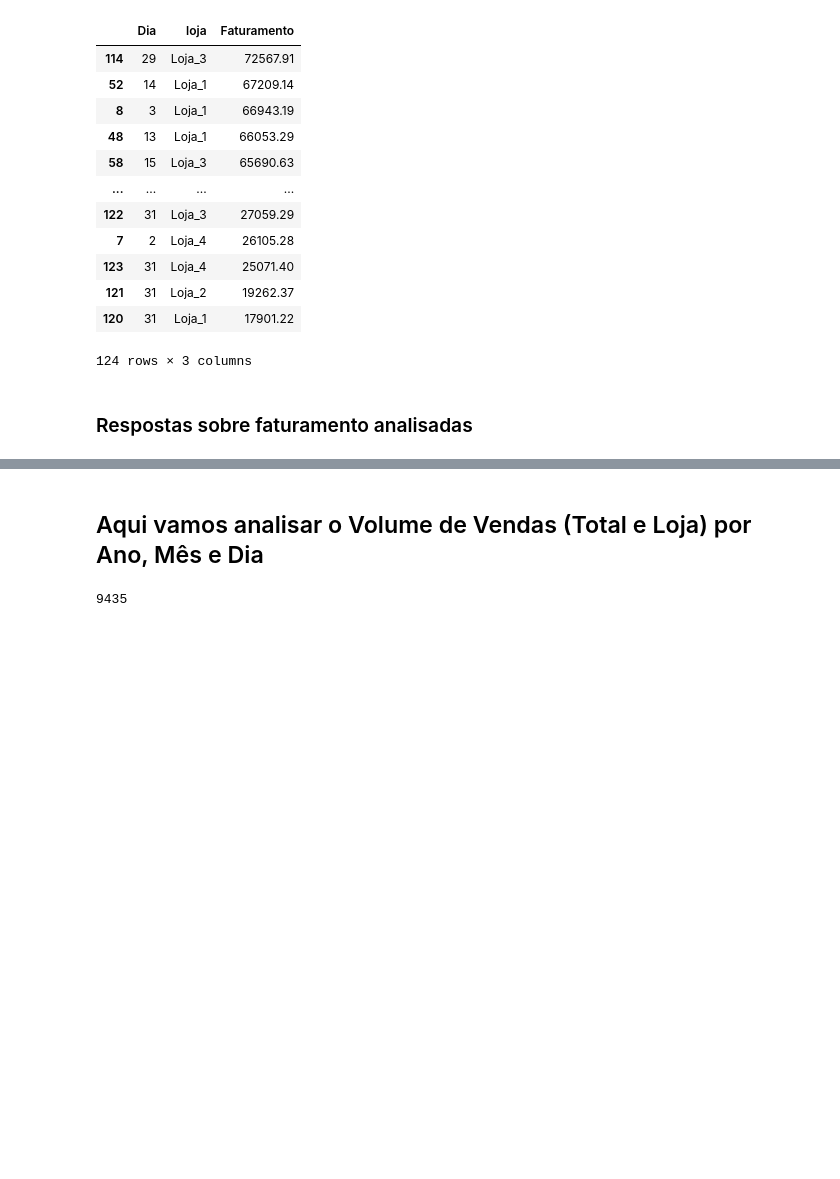
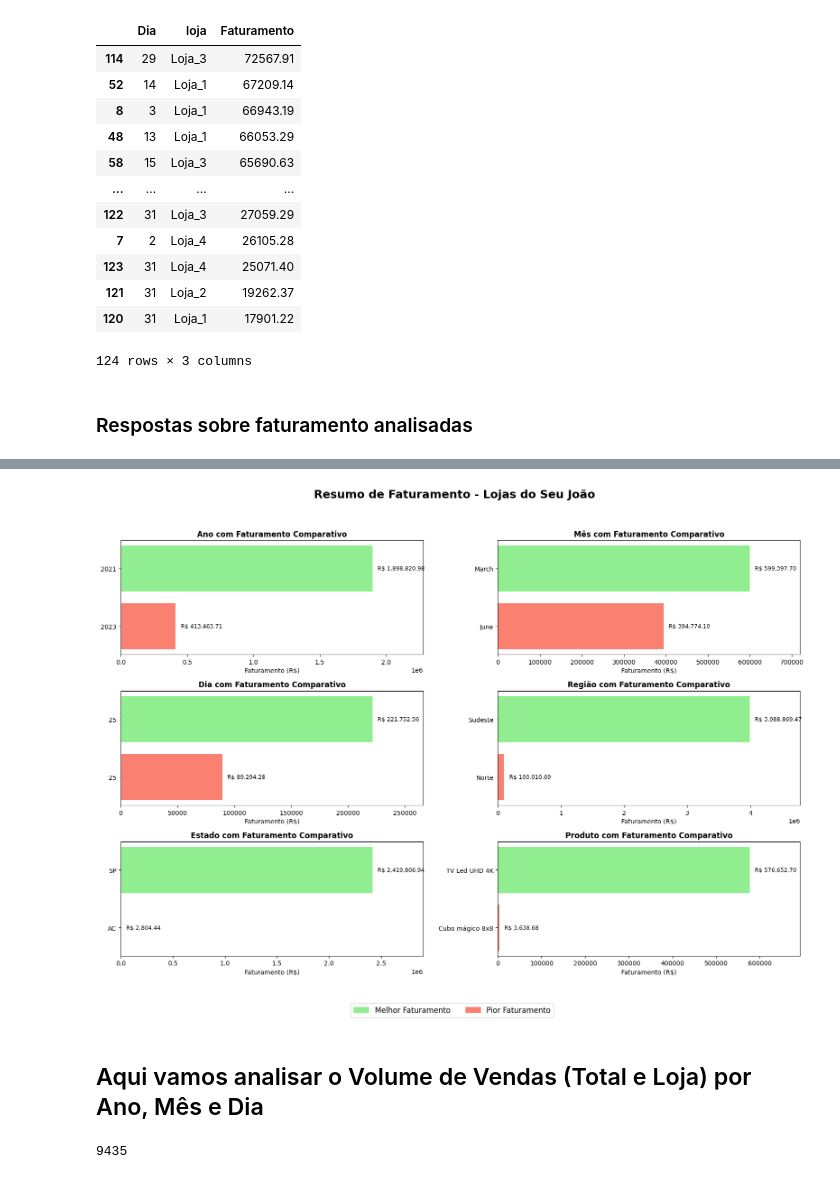
Before and after one commit to moises-rb/Analise_Dados, a Jupyter notebook: Alura Store/Challenge_AluraStoreBr.ipynb, the cells around one changed output, grey strips where cells are left out. Drawn from its saved outputs; the diff is of its cells as text; code cells hidden in the pictures; blank space fills up the shorter version.

```diff
--- a/Alura Store/Challenge_AluraStoreBr.ipynb
+++ b/Alura Store/Challenge_AluraStoreBr.ipynb
@@ -288,7 +297,6 @@ maior_faturamento_diario = melhor_faturamento_diario.max()
 data_maior_faturamento_diario = melhor_faturamento_diario[melhor_faturamento_diario == maior_faturamento_diario].index[0]
 
 print(f"O melhor desempenho de faturamento diário nas lojas foram nos dias {data_maior_faturamento_diario}, com um total de R$ {maior_faturamento_diario:.2f}")
-
 
 # 2 - Qual foi o pior faturamento anual, mensal e diário?
 
@@ -337,5 +345,19 @@ menor_faturamento_estado = pior_faturamento_estado.min()
 estado_menor_faturamento_estado = pior_faturamento_estado[pior_faturamento_estado == menor_faturamento_estado].index[0]
 
 print(f"O pior desempenho de faturamento nas lojas foi no Estado {estado_menor_faturamento_estado}, com um total de R$ {menor_faturamento_estado:}")
+
+# 5 - Qual Produto mais e menos ajudou no faturamento nas Lojas do seu João?
+
+melhor_faturamento_produto = df_geral.groupby('Produto')['Preço'].sum()
+maior_faturamento_produto = melhor_faturamento_produto.max()
+produto_maior_faturamento_produto = melhor_faturamento_produto[melhor_faturamento_produto == maior_faturamento_produto].index[0]
+
+print(f"O melhor desempenho de faturamento foi no produto {produto_maior_faturamento_produto}, com um total de R$ {maior_faturamento_produto:.2f}")
+
+pior_faturamento_produto = df_geral.groupby('Produto')['Preço'].sum()
+menor_faturamento_produto = pior_faturamento_produto.min()
+produto_menor_faturamento_produto = pior_faturamento_produto[pior_faturamento_produto == menor_faturamento_produto].index[0]
+
+print(f"O pior desempenho de faturamento foi no produto {produto_menor_faturamento_produto}, com um total de R$ {menor_faturamento_produto:.2f}")
 # %% [output]
 O melhor desempenho de faturamento anual nas lojas foi no ano de 2021, com um total de R$ 1898820.98
@@ -351,3 +375,66 @@ O pior desempenho de faturamento nas lojas foi no Estado AC, com um total de R$
+# %%
+import matplotlib.patches as mpatches
+
+# Gráfico com 6 subplots: ano, mês, dia, região, estado, produto
+# Dados consolidados que já foram calculados:
+dados_resumo = {
+    'Melhor': {
+        'Ano': (ano_maior_faturamento_anual, maior_faturamento_anual),
+        'Mês': (mes_maior_faturamento_mensal, maior_faturamento_mensal),
+        'Dia': (data_maior_faturamento_diario, maior_faturamento_diario),
+        'Região': (regiao_maior_faturamento_regiao, maior_faturamento_regiao),
+        'Estado': (estado_maior_faturamento_estado, maior_faturamento_estado),
+        'Produto': (produto_maior_faturamento_produto, maior_faturamento_produto)
+    },
+    'Pior': {
+        'Ano': (ano_menor_faturamento_anual, menor_faturamento_anual),
+        'Mês': (mes_menor_faturamento_mensal, menor_faturamento_mensal),
+        'Dia': (data_menor_faturamento_diario, menor_faturamento_diario),
+        'Região': (regiao_menor_faturamento_regiao, menor_faturamento_regiao),
+        'Estado': (estado_menor_faturamento_estado, menor_faturamento_estado),
+        'Produto': (produto_menor_faturamento_produto, menor_faturamento_produto)
+    }
+}
+
+fig, axs = plt.subplots(3, 2, figsize=(16, 12))
+fig.suptitle('Resumo de Faturamento - Lojas do Seu João', fontsize=18, fontweight='bold')
+axs = axs.flatten()
+
+categorias = ['Ano', 'Mês', 'Dia', 'Região', 'Estado', 'Produto']
+
+for i, cat in enumerate(categorias):
+    melhor, valor_melhor = dados_resumo['Melhor'][cat]
+    pior, valor_pior = dados_resumo['Pior'][cat]
+
+    # Dados
+    valores = [valor_pior, valor_melhor]
+    labels = [f'{pior}', f'{melhor}']
+
+    # Barras horizontais
+    bars = axs[i].barh(['Pior', 'Melhor'], valores, color=['salmon', 'lightgreen'])
+    axs[i].set_title(f'{cat} com Faturamento Comparativo', fontsize=12, fontweight='bold')
+    axs[i].set_xlabel('Faturamento (R$)')
+    axs[i].set_xlim(left=0, right=max(valores) * 1.2)  # adiciona margem para os rótulos não cortarem
+
+    # Atualiza os nomes nas barras (eixo y)
+    axs[i].set_yticks([0, 1])
+    axs[i].set_yticklabels(labels)
+
+    # Rótulos fora da barra, na extremidade
+    for bar in bars:
+        width = bar.get_width()
+        axs[i].text(width + (max(valores) * 0.02), bar.get_y() + bar.get_height() / 2,
+                    f'R$ {width:,.2f}', va='center', ha='left', fontsize=9)
+
+# Criação da legenda personalizada
+melhor_patch = mpatches.Patch(color='lightgreen', label='Melhor Faturamento')
+pior_patch = mpatches.Patch(color='salmon', label='Pior Faturamento')
+fig.legend(handles=[melhor_patch, pior_patch], loc='lower center', ncol=2, fontsize=12)
+
+plt.tight_layout(rect=[0, 0.07, 1, 0.95])  # Ajusta espaço para legenda abaixo dos gráficos
+plt.show()
+# %% [output]
+[figure, added]
 # %% [markdown]
 ## Aqui vamos analisar o Volume de Vendas (Total e Loja) por Ano, Mês e Dia
 # %%
```
Also changed, not shown: parts of 23 cells of this notebook, 1 other file.
